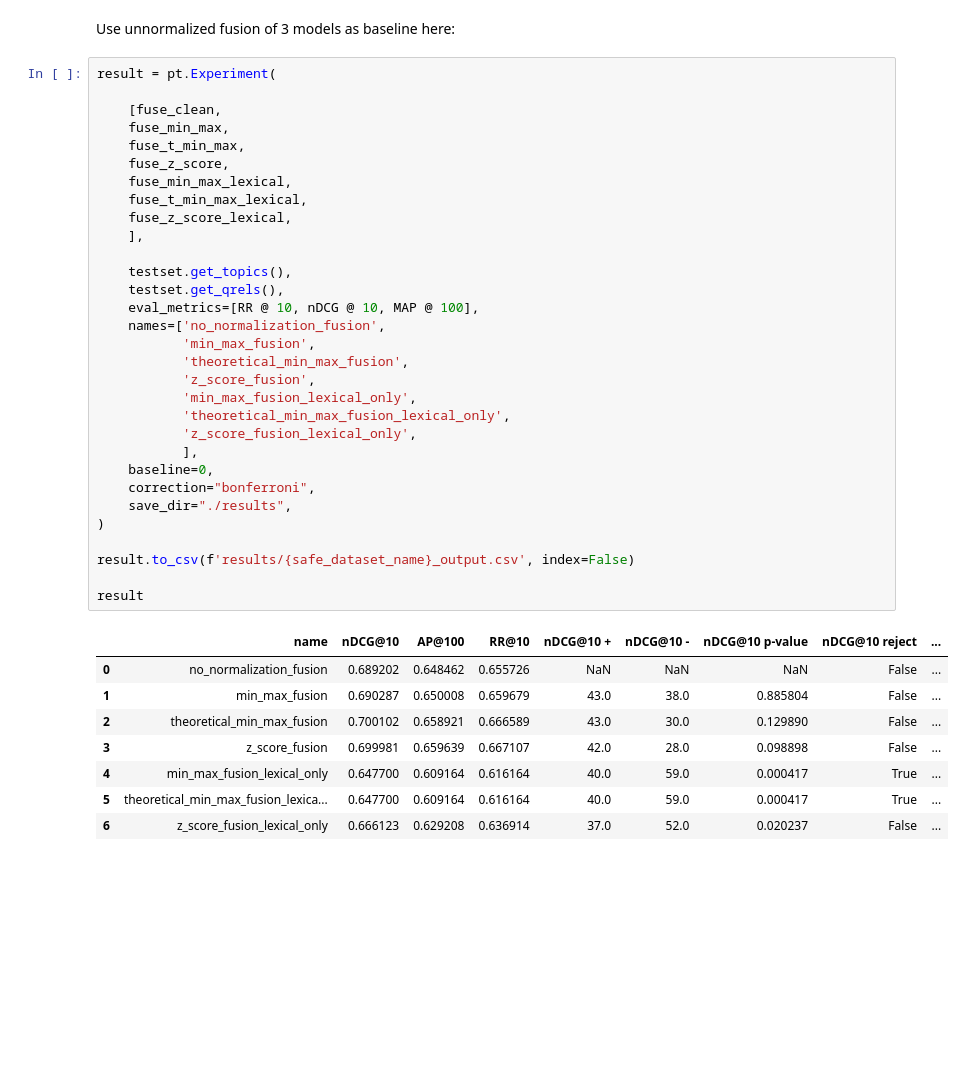
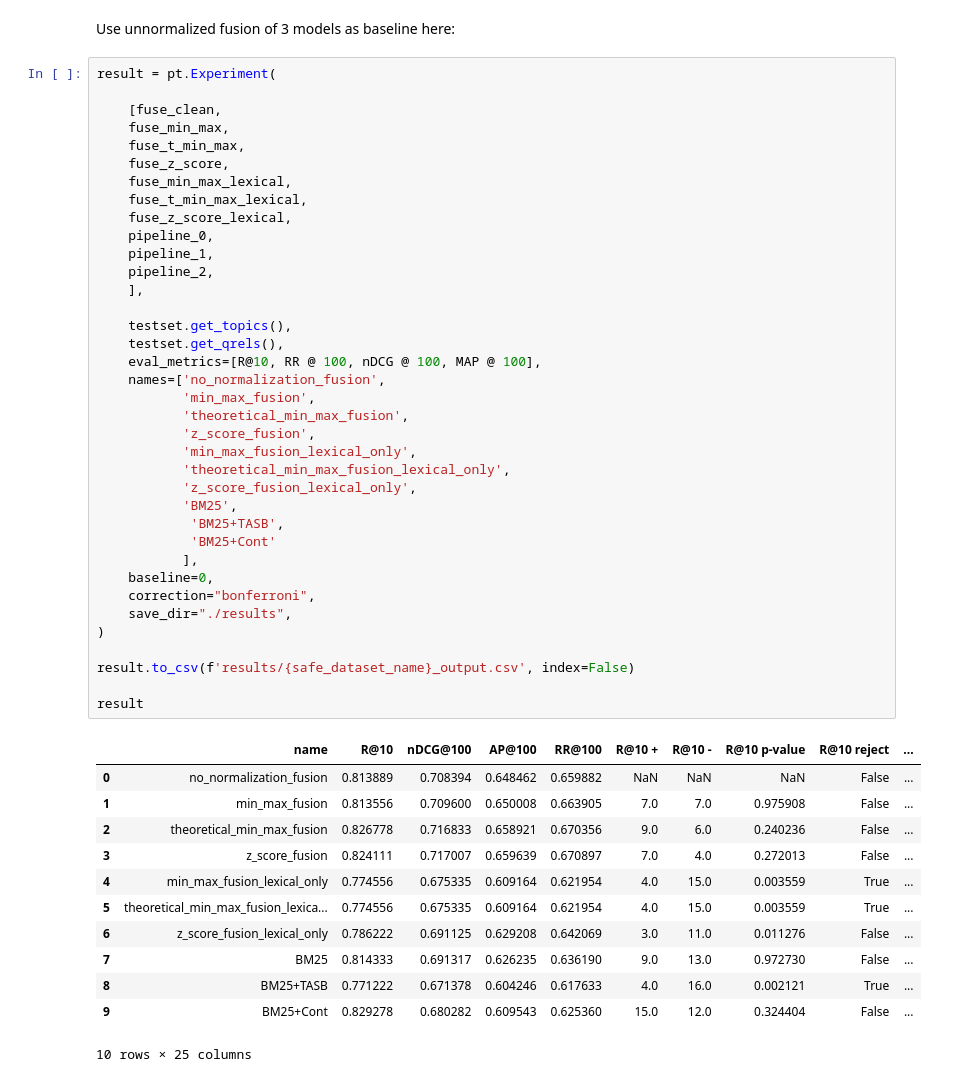
Before and after one commit to danaesav/ir-project, a Jupyter notebook: src/three_models.ipynb, the cells around one changed output. Drawn from its saved outputs; the diff is of its cells as text; blank space fills up the shorter version.

```diff
--- a/src/three_models.ipynb
+++ b/src/three_models.ipynb
@@ -297,39 +289,49 @@ Use unnormalized fusion of 3 models as baseline here:
 result = pt.Experiment(
 
     [fuse_clean,
     fuse_min_max,
     fuse_t_min_max,
     fuse_z_score,
     fuse_min_max_lexical,
     fuse_t_min_max_lexical,
     fuse_z_score_lexical,
+    pipeline_0,
+    pipeline_1,
+    pipeline_2,
     ],
 
     testset.get_topics(),
     testset.get_qrels(),
-    eval_metrics=[RR @ 10, nDCG @ 10, MAP @ 100],
+    eval_metrics=[R@10, RR @ 100, nDCG @ 100, MAP @ 100],
     names=['no_normalization_fusion',
            'min_max_fusion',
            'theoretical_min_max_fusion',
            'z_score_fusion',
            'min_max_fusion_lexical_only',
            'theoretical_min_max_fusion_lexical_only',
            'z_score_fusion_lexical_only',
+           'BM25',
+            'BM25+TASB',
+            'BM25+Cont'
            ],
     baseline=0,
     correction="bonferroni",
     save_dir="./results",
 )
 
 result.to_csv(f'results/{safe_dataset_name}_output.csv', index=False)
 
 result
 # %% [output]
-|  | name | nDCG@10 | AP@100 | RR@10 | nDCG@10 + | nDCG@10 - | nDCG@10 p-value | nDCG@10 reject | ... |
-| 0 | no_normalization_fusion | 0.689202 | 0.648462 | 0.655726 | NaN | NaN | NaN | False | ... |
-| 1 | min_max_fusion | 0.690287 | 0.650008 | 0.659679 | 43.0 | 38.0 | 0.885804 | False | ... |
-| 2 | theoretical_min_max_fusion | 0.700102 | 0.658921 | 0.666589 | 43.0 | 30.0 | 0.129890 | False | ... |
-| 3 | z_score_fusion | 0.699981 | 0.659639 | 0.667107 | 42.0 | 28.0 | 0.098898 | False | ... |
-| 4 | min_max_fusion_lexical_only | 0.647700 | 0.609164 | 0.616164 | 40.0 | 59.0 | 0.000417 | True | ... |
-| 5 | theoretical_min_max_fusion_lexica... | 0.647700 | 0.609164 | 0.616164 | 40.0 | 59.0 | 0.000417 | True | ... |
-| 6 | z_score_fusion_lexical_only | 0.666123 | 0.629208 | 0.636914 | 37.0 | 52.0 | 0.020237 | False | ... |
+|  | name | R@10 | nDCG@100 | AP@100 | RR@100 | R@10 + | R@10 - | R@10 p-value | R@10 reject | ... |
+| 0 | no_normalization_fusion | 0.813889 | 0.708394 | 0.648462 | 0.659882 | NaN | NaN | NaN | False | ... |
+| 1 | min_max_fusion | 0.813556 | 0.709600 | 0.650008 | 0.663905 | 7.0 | 7.0 | 0.975908 | False | ... |
+| 2 | theoretical_min_max_fusion | 0.826778 | 0.716833 | 0.658921 | 0.670356 | 9.0 | 6.0 | 0.240236 | False | ... |
+| 3 | z_score_fusion | 0.824111 | 0.717007 | 0.659639 | 0.670897 | 7.0 | 4.0 | 0.272013 | False | ... |
+| 4 | min_max_fusion_lexical_only | 0.774556 | 0.675335 | 0.609164 | 0.621954 | 4.0 | 15.0 | 0.003559 | True | ... |
+| 5 | theoretical_min_max_fusion_lexica... | 0.774556 | 0.675335 | 0.609164 | 0.621954 | 4.0 | 15.0 | 0.003559 | True | ... |
+| 6 | z_score_fusion_lexical_only | 0.786222 | 0.691125 | 0.629208 | 0.642069 | 3.0 | 11.0 | 0.011276 | False | ... |
+| 7 | BM25 | 0.814333 | 0.691317 | 0.626235 | 0.636190 | 9.0 | 13.0 | 0.972730 | False | ... |
+| 8 | BM25+TASB | 0.771222 | 0.671378 | 0.604246 | 0.617633 | 4.0 | 16.0 | 0.002121 | True | ... |
+| 9 | BM25+Cont | 0.829278 | 0.680282 | 0.609543 | 0.625360 | 15.0 | 12.0 | 0.324404 | False | ... |
+10 rows × 25 columns
```
Also changed, not shown: parts of 3 cells of this notebook, 1 other file.
